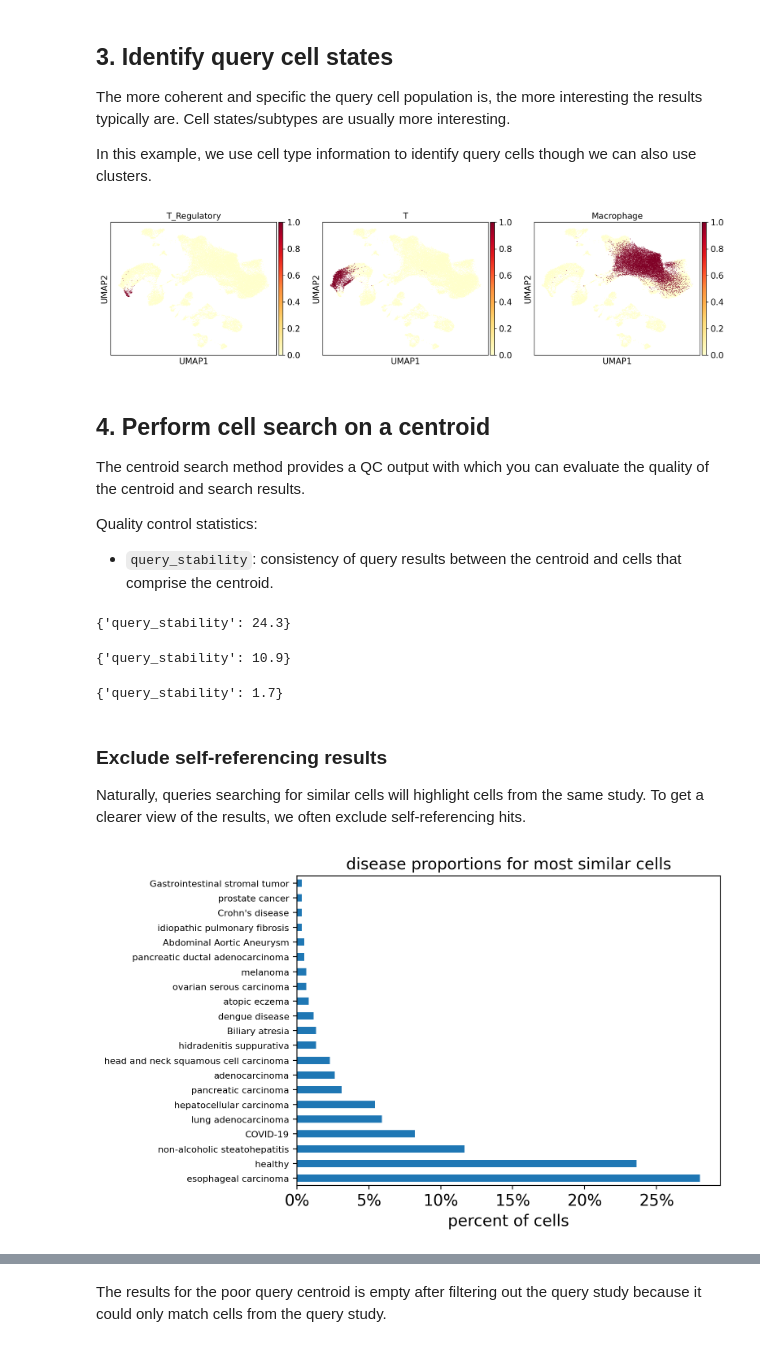
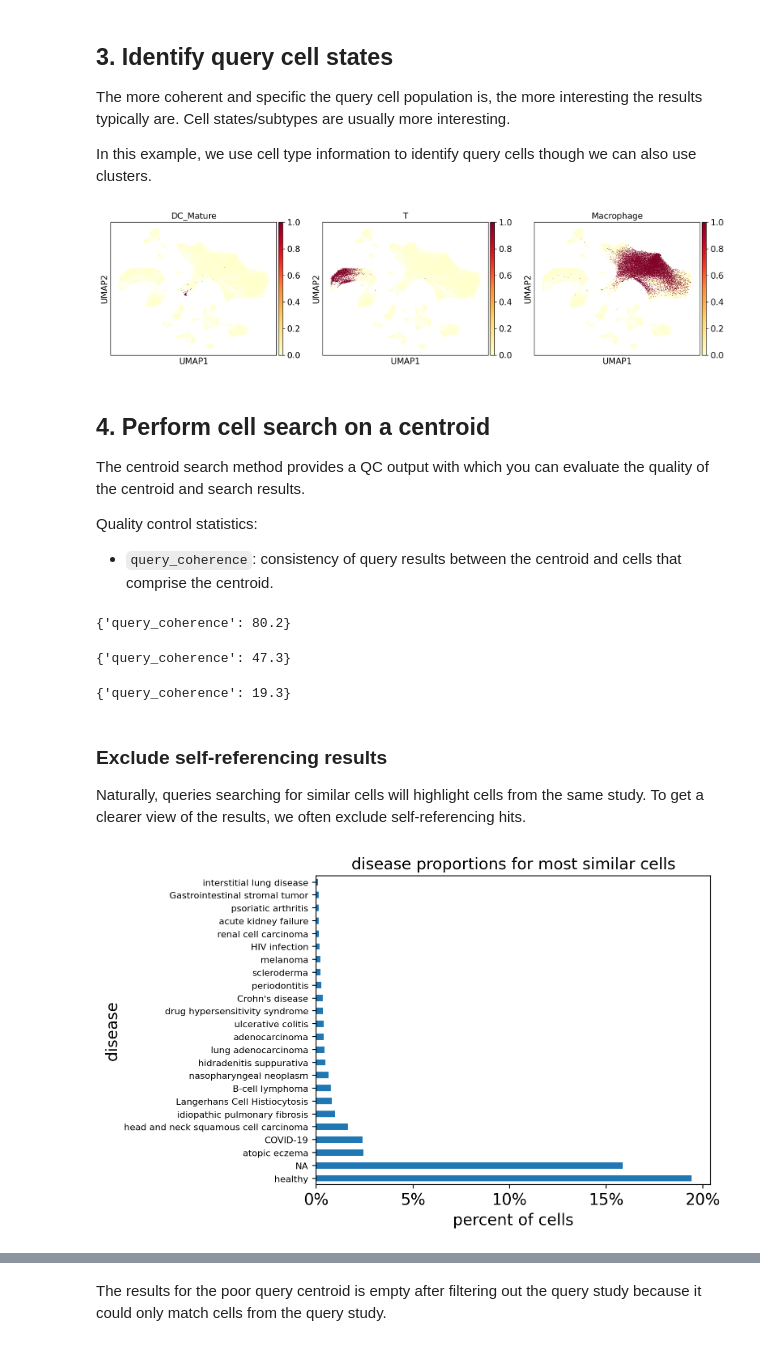
Before and after one commit to Genentech/scimilarity, a Jupyter notebook: docs/notebooks/cell_search_tutorial_3.ipynb, the cells around one changed output, grey strips where cells are left out. Drawn from its saved outputs; the diff is of its cells as text; code cells hidden in the pictures.

```diff
--- a/docs/notebooks/cell_search_tutorial_3.ipynb
+++ b/docs/notebooks/cell_search_tutorial_3.ipynb
@@ -68,9 +68,9 @@ The more coherent and specific the query cell population is, the more interestin
 
 In this example, we use cell type information to identify query cells though we can also use clusters.
 # %%
-# Select Tregs
-cells_used_in_query = adams.obs["celltype_raw"] == "T_Regulatory"
-adams.obs["treg_query"] = cells_used_in_query.astype(int)
+# Select DC_Mature
+cells_used_in_query = adams.obs["celltype_raw"] == "DC_Mature"
+adams.obs["dcmature_query"] = cells_used_in_query.astype(int)
 # %%
 # Select non-specific T cells
 cells_used_in_query = adams.obs["celltype_raw"] == "T"
@@ -82,8 +82,8 @@ adams.obs["macrophage_query"] = cells_used_in_query.astype(int)
 # %%
 fig, axes = plt.subplots(1,3,figsize = (15,4))
 axes = axes.flatten()
-titles = ["T_Regulatory", "T", "Macrophage"]
-for i, col in enumerate(["treg_query", "t_query", "macrophage_query"]):
+titles = ["DC_Mature", "T", "Macrophage"]
+for i, col in enumerate(["dcmature_query", "t_query", "macrophage_query"]):
     sc.pl.umap(
         adams,
         color=col,
@@ -95,38 +95,38 @@ for i, col in enumerate(["treg_query", "t_query", "macrophage_query"]):
 
 fig.tight_layout()
 # %% [output]
-[figure, old version]
+[figure, new version]
 # %% [markdown]
 ## 4. Perform cell search on a centroid
 The centroid search method provides a QC output with which you can evaluate the quality of the centroid and search results.
 
 Quality control statistics:
 
-  - `query_stability`: consistency of query results between the centroid and cells that comprise the centroid.
+  - `query_coherence`: consistency of query results between the centroid and cells that comprise the centroid.
 # %%
-# Treg query
-centroid_embedding, nn_idxs, nn_dists, treg_metadata, qc_stats = cq.search_centroid(
-    adams, "treg_query"
+# DC_Mature query
+centroid_embedding, nn_idxs, nn_dists, dcmature_metadata, qc_stats = cq.search_centroid_kNN(
+    adams, "dcmature_query"
 )
 print(qc_stats)
 # %% [output]
-{'query_stability': 24.3}
+{'query_coherence': 80.2}
 # %%
 # Non-specific T cell query
-centroid_embedding, nn_idxs, nn_dists, t_metadata, qc_stats = cq.search_centroid(
+centroid_embedding, nn_idxs, nn_dists, t_metadata, qc_stats = cq.search_centroid_kNN(
     adams, "t_query"
 )
 print(qc_stats)
 # %% [output]
-{'query_stability': 10.9}
+{'query_coherence': 47.3}
 # %%
 # Broad macrophage query
-centroid_embedding, nn_idxs, nn_dists, macrophage_metadata, qc_stats = (
-    cq.search_centroid(adams, "macrophage_query")
+centroid_embedding, nn_idxs, nn_dists, macrophage_metadata, qc_stats = cq.search_centroid_kNN(
+    adams, "macrophage_query"
 )
 print(qc_stats)
 # %% [output]
-{'query_stability': 1.7}
+{'query_coherence': 19.3}
 # %%
 def calculate_disease_proportions(metadata):
     study_proportions = metadata.disease.value_counts()
@@ -144,16 +144,16 @@ def plot_proportions(df, title=None):
 ### Exclude self-referencing results
 Naturally, queries searching for similar cells will highlight cells from the same study. To get a clearer view of the results, we often exclude self-referencing hits.
 # %%
-# Plot Treg results
+# Plot DC_Mature results
 query_study = "DS000011735"
-filtered_result_metadata = treg_metadata[treg_metadata.study != query_study]
+filtered_result_metadata = dcmature_metadata[dcmature_metadata.study != query_study]
 query_disease_frequencies = calculate_disease_proportions(filtered_result_metadata)
 query_disease_frequencies = query_disease_frequencies[query_disease_frequencies>0.2]
 plot_proportions(
     query_disease_frequencies, title="disease proportions for most similar cells"
 )
 # %% [output]
-[figure, old version]
+[figure, new version]
 # %%
 # Plot non-specific T cell results
 query_study = "DS000011735"
```
Also changed, not shown: parts of 5 cells of this notebook, 17 other files.
